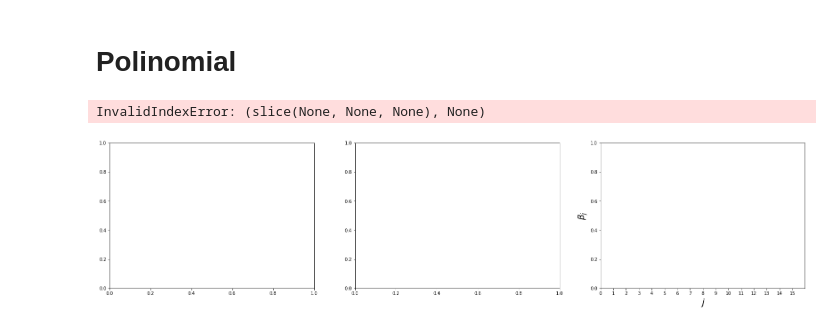
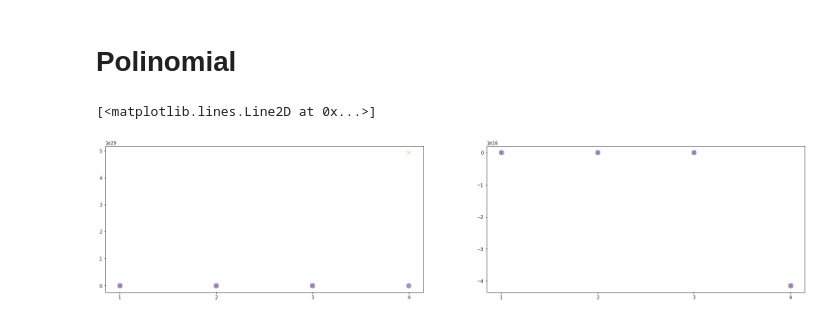
Before and after one commit to AlonsoCasanova/Proyecto-IMT2200, a Jupyter notebook: analisis.ipynb, the cells around one changed output. Saved outputs shown, nothing was run; the diff lists cells and outputs as text; code cells hidden in the pictures.

Commit message:
analisis polinomial

```diff
--- a/analisis.ipynb
+++ b/analisis.ipynb
@@ -300,20 +300,26 @@ X = df[['Año', 'Kilometraje', 'Transmision']]
 #vector x continuo para graficar modelo
 x_vals = np.linspace(np.min(X), np.max(X), 100).reshape(-1,3)
 
-fig, (ax1,ax3,ax2) = plt.subplots(1,3, figsize=(28,6))
+fig, (ax1,ax2) = plt.subplots(1,2, figsize=(28,6))
 
-ax2.set_ylabel(r'$\beta_j$',fontsize=20)
+""" ax2.set_ylabel(r'$\beta_j$',fontsize=20)
 ax2.set_xlabel(r'$j$',fontsize=20)
 ax2.set_xticks(np.arange(16))
-ax2.set_xlim(0,16)
+ax2.set_xlim(0,16) """
 color=['b','r','g','gray','orange','magenta']
 markers=['v','x','s','o','p','*']
 
 #grados de los polinomios a probar
-degrees = [1,2,4,8, 10,15]
+degrees = [1,2,3,4]
 
 # Listas vacías para guardar errores de entrenamiento y validación
-training_error, validation_error = [],[]
+training_error_rmse_pol =  {}
+test_error_rmse_pol =  {}
+
+training_error_r2_pol =  {}
+test_error_r2_pol = {}
+coefs_polinomiales = {}
+validation_error = []
 
 for nd,d in enumerate(degrees):
 
@@ -328,11 +334,14 @@ for nd,d in enumerate(degrees):
     y_test_pred = linreg.predict(x_poly_test)
 
     #Cálculo de error (MSE) para datos de entrenamiento y prueba
-    training_error.append(mean_squared_error(y_train_pred,y_train))
-    validation_error.append(mean_squared_error(y_test_pred,y_test))
+    training_error_rmse_pol[f'{d}'] = mean_squared_error(y_train_pred,y_train)
+    test_error_rmse_pol[f'{d}'] = mean_squared_error(y_test_pred,y_test)
+    coefs_polinomiales[f'{d}'] = linreg.coef_
 
-    train_score = linreg.score(x_poly_train, y_train)
-    test_score = linreg.score(x_poly_test, y_test)
+    training_error_r2_pol[f'{d}'] = linreg.score(x_poly_train, y_train)
+    test_error_r2_pol[f'{d}'] = linreg.score(x_poly_test, y_test)
+    #train_score = linreg.score(x_poly_train, y_train)
+    #test_score = linreg.score(x_poly_test, y_test)
 
     #predecimos respuesta para un vector x continuo, para graficar el modelo
     x_model = PolynomialFeatures(d).fit_transform(x_vals)
@@ -341,39 +350,49 @@ for nd,d in enumerate(degrees):
     #gráficos
 
     #ax1: datos de entrada + modelo
-    ax1.clear()
+    """ ax1.clear()
+    ax1.projection()
     ax1.plot(x_train, y_train, 'o',color='navy',label='Train',markersize=10,alpha=0.4)
     ax1.plot(x_test, y_test, 'x',color='navy',mfc='None',label='Test',markersize=10)
     ax1.plot(X, true_fun(X), '-',color='navy',label='True',lw=3,alpha=0.4)
     ax1.set_xlabel(r'$x$',fontsize=20)
     ax1.set_ylabel(r'$y$',fontsize=20)
     ax1.set_ylim(-1.5,1.5)
     ax1.plot(x_vals,y_model,'--',lw=4,label='M=%d'%d,color=color[nd])
     ax1.text(0,-1.3,r'$R^2_{train}$=%.4f'%train_score,fontsize=14)
     ax1.text(0,-1.1,r'$R^2_{test}$=%.4f'%test_score,fontsize=14)
     ax1.set_title('Regresión Polinomial')
-    ax1.legend(loc=1);
+    ax1.legend(loc=1); """
 
     #ax3: MSE vs. grado del polinomio (panel central)
-    ax3.clear()
+    """ ax3.clear()
     ax3.set_xticks(np.arange(d+1))
     ax3.set_xlabel(r'$j$',fontsize=20)
     ax3.set_ylabel(r'$MSE$',fontsize=20)
     ax3.set_xlim(0,16)
     ax3.set_ylim(0,0.3)
 
     ax3.plot(degrees[0:nd+1],training_error,'-o',markersize=10,alpha=0.4,color='navy',lw=2,label='Test')
     ax3.plot(degrees[0:nd+1],validation_error,'-x',markersize=10,alpha=0.6,color='navy',lw=3,label='Train')
 
     if nd==0:
         ax3.legend(loc=1);
 
     #ax2 (derecha): coeficientes de la regresión para distintos modelos
     ax2.plot(np.arange(d+1),linreg.coef_,marker=markers[nd],color=color[nd],linestyle='None',markersize=10,lw=6,mfc='None',label='M=%d'%d)
-    ax2.legend(loc=3,prop={"size":14});
+    ax2.legend(loc=3,prop={"size":14}); """
 
     #guardo todas las figuras para la PPT
-    fig.savefig('%d_fig_%d.png'%(30,d),bbox_inches='tight')
+    #fig.savefig('%d_fig_%d.png'%(30,d),bbox_inches='tight')
+
+ax1.plot(training_error_rmse_pol.keys(), training_error_rmse_pol.values(), 'o',color='navy',label='Train',markersize=10,alpha=0.4)
+ax1.plot(test_error_rmse_pol.keys(), test_error_rmse_pol.values(), 'x',color='red',label='Test',markersize=10,alpha=0.4)
+
+ax2.plot(training_error_r2_pol.keys(), test_error_r2_pol.values(), 'o',color='navy',label='Train',markersize=10,alpha=0.4)
+ax2.plot(test_error_r2_pol.keys(), test_error_r2_pol.values(), 'x',color='red',label='Test',markersize=10,alpha=0.4)
+# graficar coeficientes no tiene mucho sentido, no se entiende nada
+#for i, d in enumerate(coefs_polinomiales):
+#    ax2.plot(np.arange(len(coefs_polinomiales[d])), coefs_polinomiales[d], marker=markers[i], color=color[i], label=d, markersize=10)
 # %% [output]
-InvalidIndexError: (slice(None, None, None), None)
+[<matplotlib.lines.Line2D at 0x...>]
-[figure, old version]
+[figure, new version]
```
